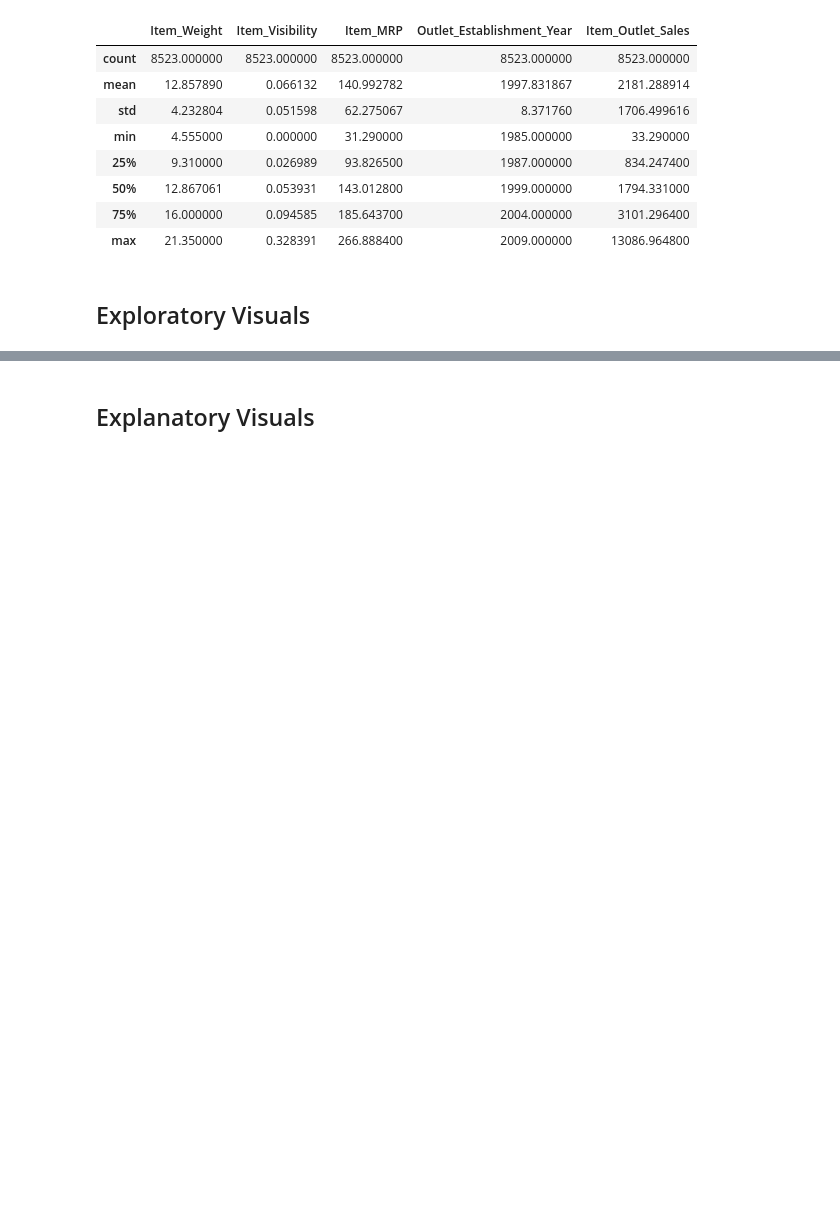
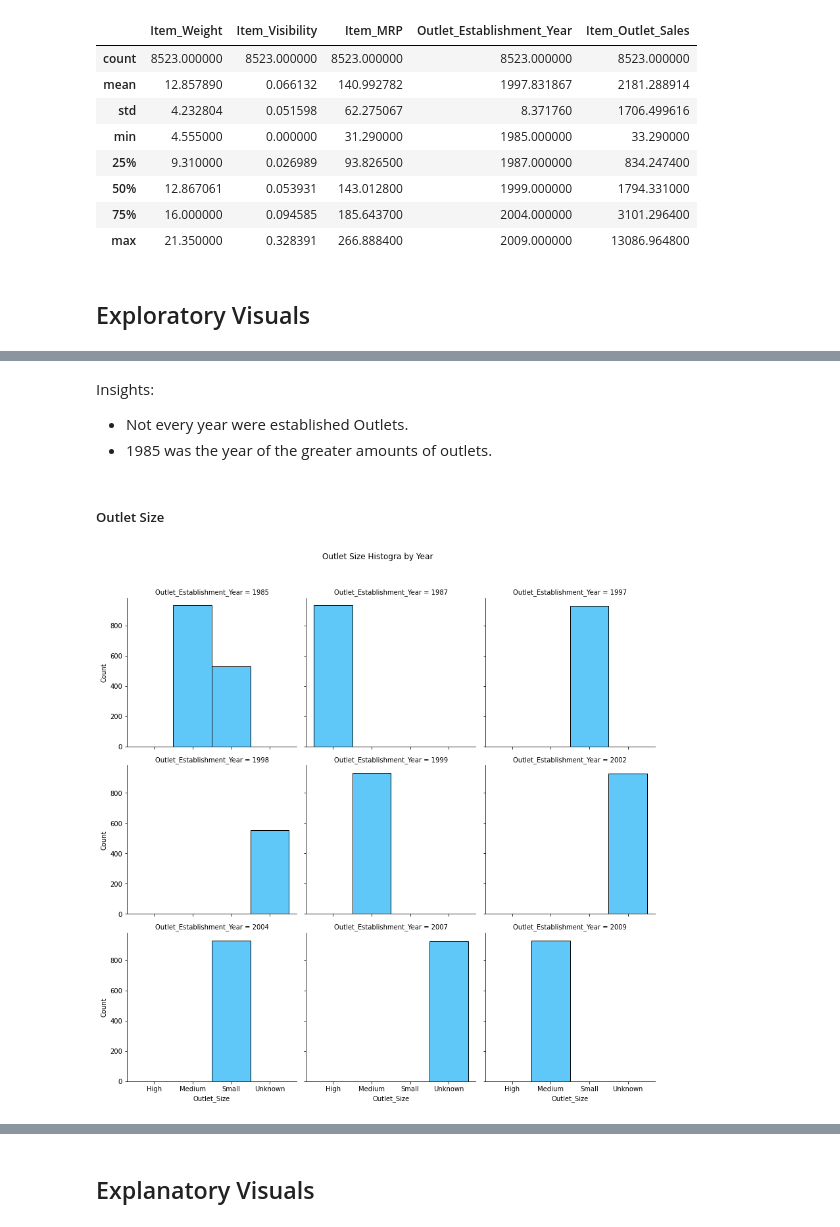
Before and after one commit to diazid/sales-predictions, a Jupyter notebook: sales_prediction.ipynb, the cells around one changed output, grey strips where cells are left out. Saved outputs shown, nothing was run; the diff lists cells and outputs as text; code cells hidden in the pictures; blank space fills up the shorter version.

```diff
--- a/sales_prediction.ipynb
+++ b/sales_prediction.ipynb
@@ -274,0 +448,24 @@ df.describe()
+# %% [markdown]
+Insights:
+
+- Not every year were established Outlets.
+- 1985 was the year of the greater amounts of outlets.
+# %% [markdown]
+##### Outlet Size
+# %%
+ax = sns.FacetGrid(data = df,
+              col= 'Outlet_Establishment_Year',
+              sharex= True, sharey= True,
+              col_wrap=3,
+              size=4, aspect=1
+              )
+ax.map_dataframe(sns.histplot,
+             x="Outlet_Size",
+             color = '#29B6F6',
+             ax = ax)
+ax.fig.subplots_adjust(top=0.9)
+ax.fig.suptitle('Outlet Size Histogra by Year')
+ax.set_xticklabels(rotation=0)  #rotate xlabels
+plt.show()
+# %% [output]
+[figure, added]
```
Also changed, not shown: parts of 58 cells of this notebook.
